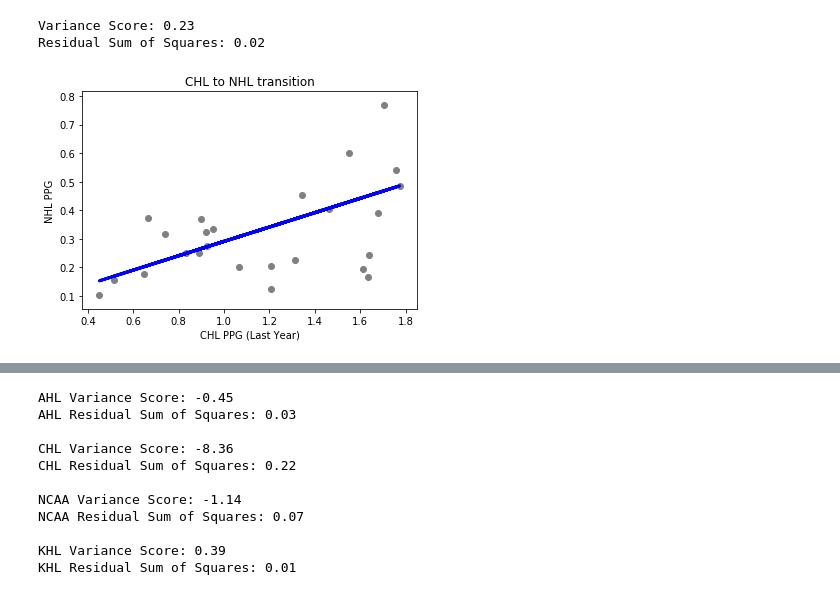
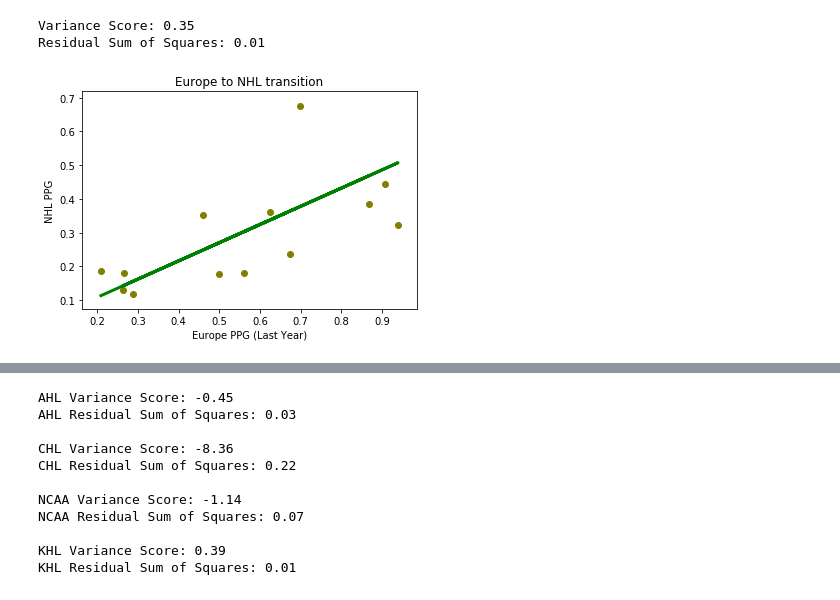
Before and after one commit to zarubiak/hockey_analytics, a Jupyter notebook: cams_notebook.ipynb, the cells around one changed output, grey strips where cells are left out. Saved outputs shown, nothing was run; the diff lists cells and outputs as text; code cells hidden in the pictures.

```diff
--- a/cams_notebook.ipynb
+++ b/cams_notebook.ipynb
@@ -107,11 +330,9 @@ Residual Sum of Squares: 0.02
 # %%
-
 import csv
 import matplotlib.pyplot as plt
 import numpy as np
 from sklearn import datasets, linear_model
 from sklearn.metrics import mean_squared_error, r2_score
-import pandas as pd
 
 def getFloat(str):
     if not str:
@@ -146,67 +367,46 @@ def loadcsv(str):
 
             elif getFloat(row[2]) / getFloat(row[4]) <= 1.1:
                 europe_data += [[getFloat(row[2]), row[3],  getFloat(row[4])]]
 
             else:
                 continue
 
-    ahl_ly_ppg = np.array([[item[2] for item in ahl_data]])
-    chl_ly_ppg = np.array([[item[2] for item in chl_data]])
-    ncaa_ly_ppg = np.array([[item[2] for item in ncaa_data]])
-    khl_ly_ppg = np.array([[item[2] for item in khl_data]])
     europe_ly_ppg = np.array([[item[2] for item in europe_data]])
-
-    ahl_ppg = np.array([[item[0] for item in ahl_data]])
-    chl_ppg = np.array([[item[0] for item in chl_data]])
-    ncaa_ppg = np.array([[item[0] for item in ncaa_data]])
-    khl_ppg = np.array([[item[0] for item in khl_data]])
     europe_ppg = np.array([[item[0] for item in europe_data]])
 
-    ahl_ly_ppg = ahl_ly_ppg.reshape(236, 1)
-    chl_ly_ppg = chl_ly_ppg.reshape(61, 1)
-    ncaa_ly_ppg = ncaa_ly_ppg.reshape(43, 1)
-    khl_ly_ppg = khl_ly_ppg.reshape(10, 1)
     europe_ly_ppg = europe_ly_ppg.reshape(31, 1)
-
-    ahl_ppg = ahl_ppg.reshape(236, 1)
-    chl_ppg = chl_ppg.reshape(61, 1)
-    ncaa_ppg = ncaa_ppg.reshape(43, 1)
-    khl_ppg = khl_ppg.reshape(10, 1)
     europe_ppg = europe_ppg.reshape(31, 1)
 
-    chl_ly_ppg_x_train = chl_ly_ppg[:-25]
-    chl_ly_ppg_x_test = chl_ly_ppg[-25:]
+    europe_ly_ppg_x_train = europe_ly_ppg[:-13]
+    europe_ly_ppg_x_test = europe_ly_ppg[-13:]
 
-    chl_ppg_y_train = chl_ppg[:-25]
-    chl_ppg_y_test = chl_ppg[-25:]
+    europe_ppg_y_train = europe_ppg[:-13]
+    europe_ppg_y_test = europe_ppg[-13:]
 
     # Linear regression object
     linreg = linear_model.LinearRegression()
 
     # Trains the model using the training sets
-    linreg.fit(chl_ly_ppg_x_train, chl_ppg_y_train)
+    linreg.fit(europe_ly_ppg_x_train, europe_ppg_y_train)
 
     # Make prediction using the testing set
-    chl_ppg_y_predict = linreg.predict(chl_ly_ppg_x_test)
+    europe_ppg_y_predict = linreg.predict(europe_ly_ppg_x_test)
 
-    print ("Variance Score: %.2f" %r2_score(chl_ppg_y_test, chl_ppg_y_predict))
-    print ("Residual Sum of Squares: %.2f" % mean_squared_error(chl_ppg_y_test, chl_ppg_y_predict))
-    #print ("khl: ", khl_data)
-    #print ("ahl: ", ahl_data)
-    #print ("chl: ", chl_data)
-    #print ("ncaa: ", ncaa_data)
+    print ("Variance Score: %.2f" %r2_score(europe_ppg_y_test, europe_ppg_y_predict))
+    print ("Residual Sum of Squares: %.2f" % mean_squared_error(europe_ppg_y_test, europe_ppg_y_predict))
 
-    plt.scatter(chl_ly_ppg_x_test, chl_ppg_y_test, color = 'gray')
-    plt.plot(chl_ly_ppg_x_test, chl_ppg_y_predict, color = 'blue', linewidth = 3)
+    # The line is the best fit line that will minimize the sum of squares of the data points
+    plt.scatter(europe_ly_ppg_x_test, europe_ppg_y_test, color = 'olive')
+    plt.plot(europe_ly_ppg_x_test, europe_ppg_y_predict, color = 'green', linewidth = 3)
 
-    plt.title('CHL to NHL transition')
-    plt.xlabel('CHL PPG (Last Year)')
+    plt.title('Europe to NHL transition')
+    plt.xlabel('Europe PPG (Last Year)')
     plt.ylabel('NHL PPG')
 
     plt.show()
 
 loadcsv('condensed16-17.csv')
 # %% [output]
-Variance Score: 0.23
-Residual Sum of Squares: 0.02
+Variance Score: 0.35
+Residual Sum of Squares: 0.01
-[figure, old version]
+[figure, new version]
```
Also changed, not shown: parts of 7 cells of this notebook.
